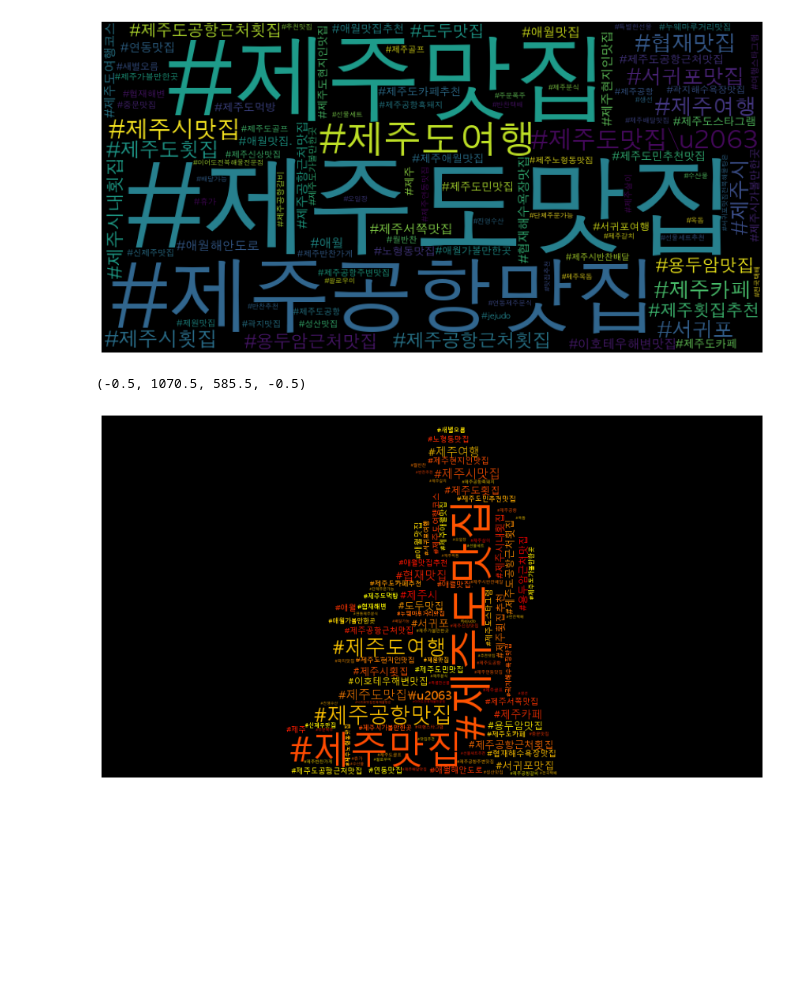
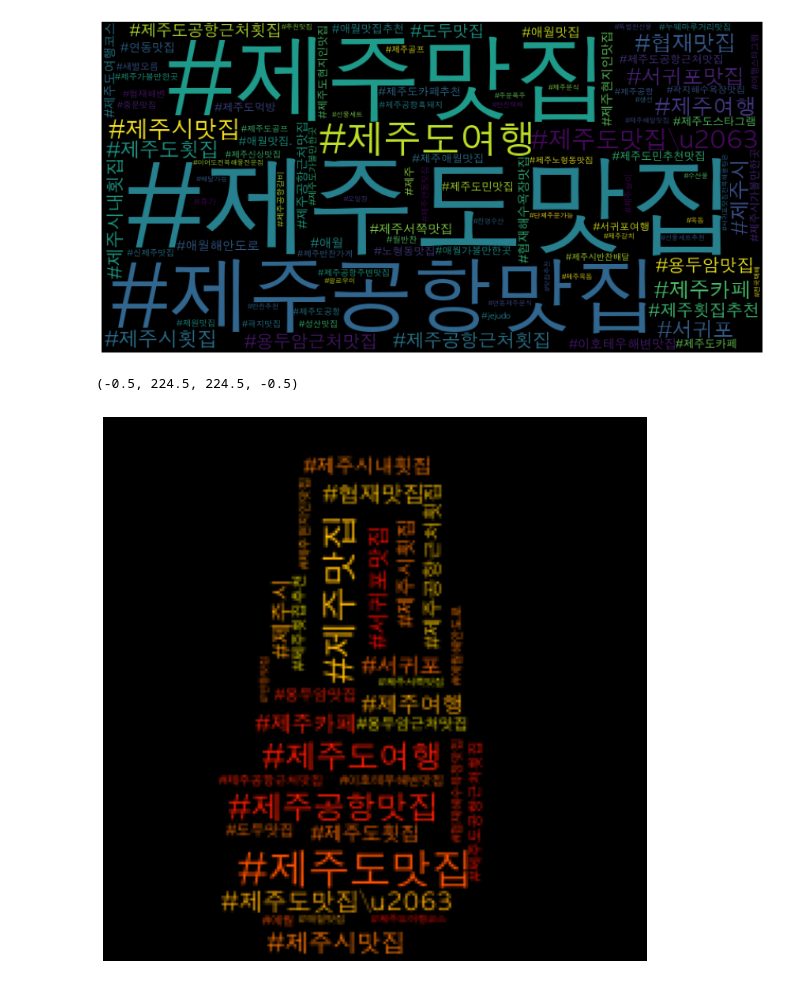
Before and after one commit to LeeJeongWook/Data_Collection-Analysis-Automation, a Jupyter notebook: 4th_Week_Instagram_Hot_Place/02_Wordcloud.ipynb, the cells around one changed output. Cells and saved outputs as stored; diff of their text form; code cells hidden in the pictures; blank space fills up the shorter version.

```diff
--- a/4th_Week_Instagram_Hot_Place/02_Wordcloud.ipynb
+++ b/4th_Week_Instagram_Hot_Place/02_Wordcloud.ipynb
@@ -195,22 +195,22 @@ plt.axis('off')
 # %%
 #그림 입혀보기
 from PIL import Image
 import numpy as np
-mask = np.array(Image.open('C:/Users/USER/data_crawling/final.jpg')) #마스크 이미지 불러온뒤 numpy 어레이 형태로 전환
+mask = np.array(Image.open('./Reference/final.jpg')) #마스크 이미지 불러온뒤 numpy 어레이 형태로 전환
 
 wordcloud=WordCloud(font_path= font_path,
                     background_color="black",
                     colormap = 'autumn',
                     max_words=100,
                     relative_scaling= 0.3,
                     width = 800,
                     height = 400,
                     mask = mask #추가
                  ).generate_from_frequencies(tag_counts_selected)
 plt.figure(figsize=(15,10))
 plt.imshow(wordcloud)
 plt.axis('off')
 plt.axis('off')
 # %% [output]
-(-0.5, 1070.5, 585.5, -0.5)
+(-0.5, 224.5, 224.5, -0.5)
-[figure, old version]
+[figure, new version]
```
Also changed, not shown: 20 other files.
